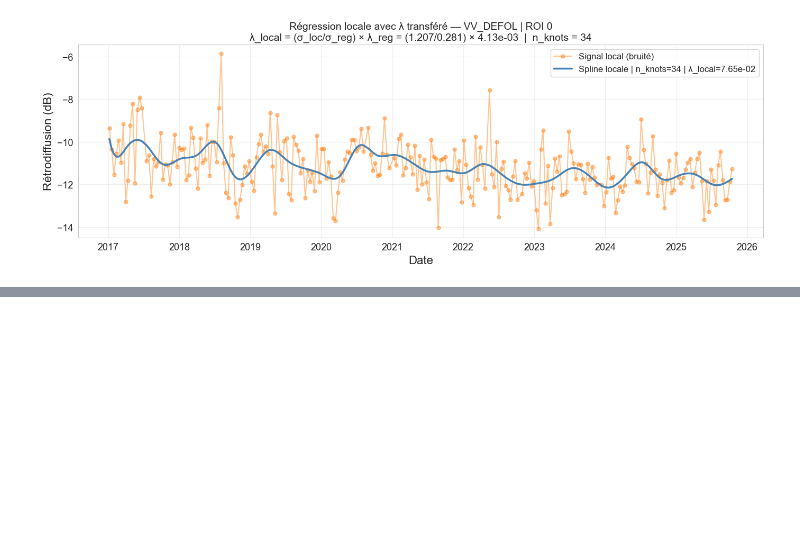
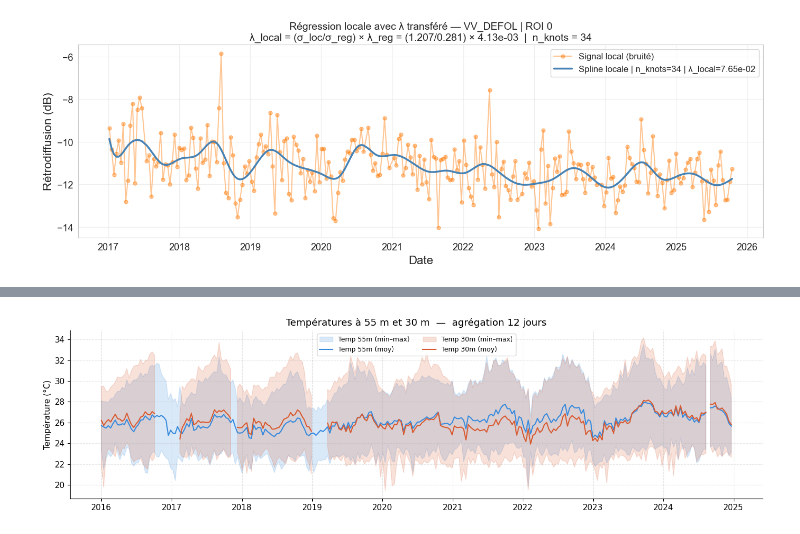
Before and after one commit to clairesn23/readingseminar, a Jupyter notebook: splines.ipynb, the cells around one changed output, grey strips where cells are left out. Drawn from its saved outputs; the diff is of its cells as text; code cells hidden in the pictures; blank space fills up the shorter version.

```diff
--- a/splines.ipynb
+++ b/splines.ipynb
@@ -1027,0 +1058,87 @@ plt.show()
+# %%
+# ── Agrégation 12 jours ────────────────────────────────────────────────────────
+agg = df.resample("12D").agg({
+    "temp55":   ["mean", "min", "max"],
+    "temp30":   ["mean", "min", "max"],
+    "vpd":      ["mean", "min", "max"],
+    "pluie":    "sum",
+    "vit_vent": ["mean", "max"],
+    "dir_vent": "mean",
+})
+agg.columns = ["_".join(c) for c in agg.columns]
+t = agg.index
+
+# ── Style commun ───────────────────────────────────────────────────────────────
+plt.rcParams.update({
+    "axes.spines.top":   False,
+    "axes.spines.right": False,
+    "axes.grid":         True,
+    "grid.alpha":        0.3,
+    "grid.linestyle":    "--",
+    "font.size":         11,
+})
+
+def style_xaxis(ax):
+    ax.xaxis.set_major_locator(mdates.YearLocator())
+    ax.xaxis.set_major_formatter(mdates.DateFormatter("%Y"))
+    ax.set_xlabel("")
+
+# ── 1. Températures ────────────────────────────────────────────────────────────
+fig, ax = plt.subplots(figsize=(14, 4))
+ax.fill_between(t, agg["temp55_min"], agg["temp55_max"],
+                alpha=0.18, color="#378ADD", label="Temp 55m (min–max)")
+ax.plot(t, agg["temp55_mean"], color="#378ADD", lw=1.5, label="Temp 55m (moy)")
+ax.fill_between(t, agg["temp30_min"], agg["temp30_max"],
+                alpha=0.18, color="#D85A30", label="Temp 30m (min–max)")
+ax.plot(t, agg["temp30_mean"], color="#D85A30", lw=1.5, label="Temp 30m (moy)")
+ax.set_ylabel("Température (°C)")
+ax.set_title("Températures à 55 m et 30 m  —  agrégation 12 jours")
+ax.legend(fontsize=9, ncol=2)
+style_xaxis(ax)
+plt.tight_layout()
+plt.savefig("plot_temperatures.png", dpi=150, bbox_inches="tight")
+plt.show()
+
+# ── 2. VPD ─────────────────────────────────────────────────────────────────────
+fig, ax = plt.subplots(figsize=(14, 4))
+ax.fill_between(t, agg["vpd_min"], agg["vpd_max"],
+                alpha=0.2, color="#1D9E75", label="VPD (min–max)")
+ax.plot(t, agg["vpd_mean"], color="#1D9E75", lw=1.5, label="VPD (moy)")
+ax.set_ylabel("VPD (kPa)")
+ax.set_title("Déficit de pression de vapeur (VPD 55 m)  —  agrégation 12 jours")
+ax.legend(fontsize=9)
+style_xaxis(ax)
+plt.tight_layout()
+plt.savefig("plot_vpd.png", dpi=150, bbox_inches="tight")
+plt.show()
+
+# ── 3. Pluie ───────────────────────────────────────────────────────────────────
+fig, ax = plt.subplots(figsize=(14, 4))
+ax.bar(t, agg["pluie_sum"], width=10, color="#185FA5", alpha=0.8)
+ax.set_ylabel("Précipitations cumulées (mm)")
+ax.set_title("Pluie cumulée sur 12 jours")
+style_xaxis(ax)
+plt.tight_layout()
+plt.savefig("plot_pluie.png", dpi=150, bbox_inches="tight")
+plt.show()
+
+# ── 4. Vent ────────────────────────────────────────────────────────────────────
+fig, ax1 = plt.subplots(figsize=(14, 4))
+ax2 = ax1.twinx()
+ax1.fill_between(t, 0, agg["vit_vent_max"],
+                 alpha=0.15, color="#7F77DD", label="Vitesse max")
+ax1.plot(t, agg["vit_vent_mean"], color="#7F77DD", lw=1.5, label="Vitesse moy (m/s)")
+ax2.plot(t, agg["dir_vent_mean"], color="#BA7517", lw=0.9,
+         linestyle="--", alpha=0.75, label="Direction moy (°)")
+ax1.set_ylabel("Vitesse (m/s)", color="#7F77DD")
+ax2.set_ylabel("Direction (°)", color="#BA7517")
+ax1.set_title("Vent — vitesse et direction  —  agrégation 12 jours")
+lines = ax1.get_legend_handles_labels()[0] + ax2.get_legend_handles_labels()[0]
+labs  = ax1.get_legend_handles_labels()[1] + ax2.get_legend_handles_labels()[1]
+ax1.legend(lines, labs, fontsize=9, ncol=2)
+style_xaxis(ax1)
+plt.tight_layout()
+plt.savefig("plot_vent.png", dpi=150, bbox_inches="tight")
+plt.show()
+# %% [output]
+[figure, added]
```
Also changed, not shown: parts of 8 cells of this notebook, 1 other file.
